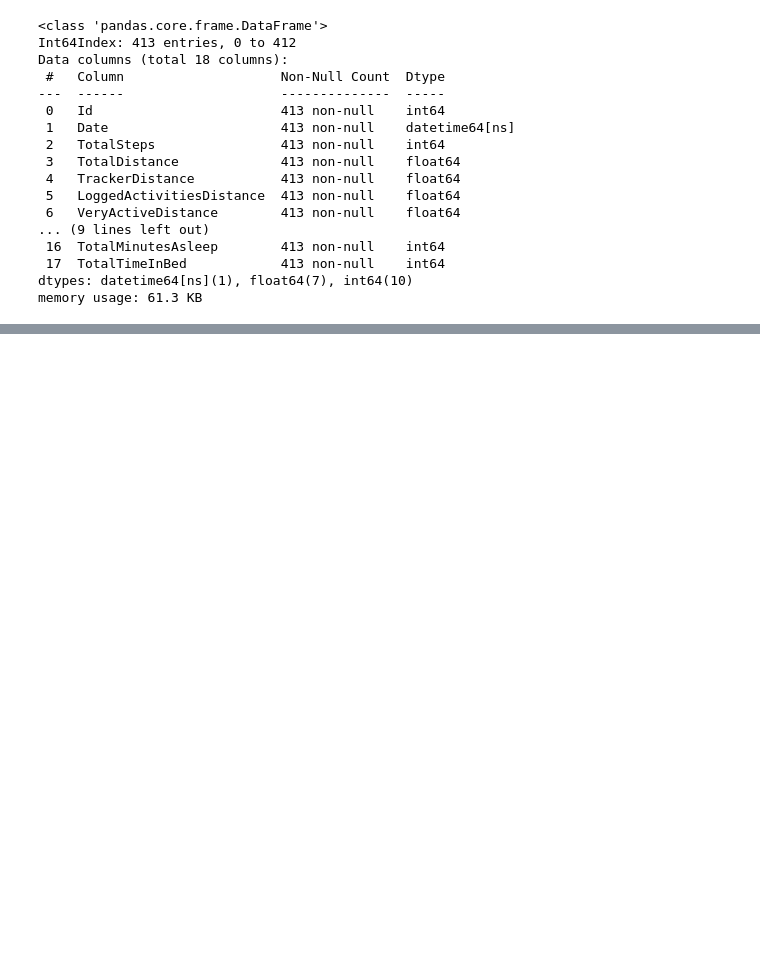
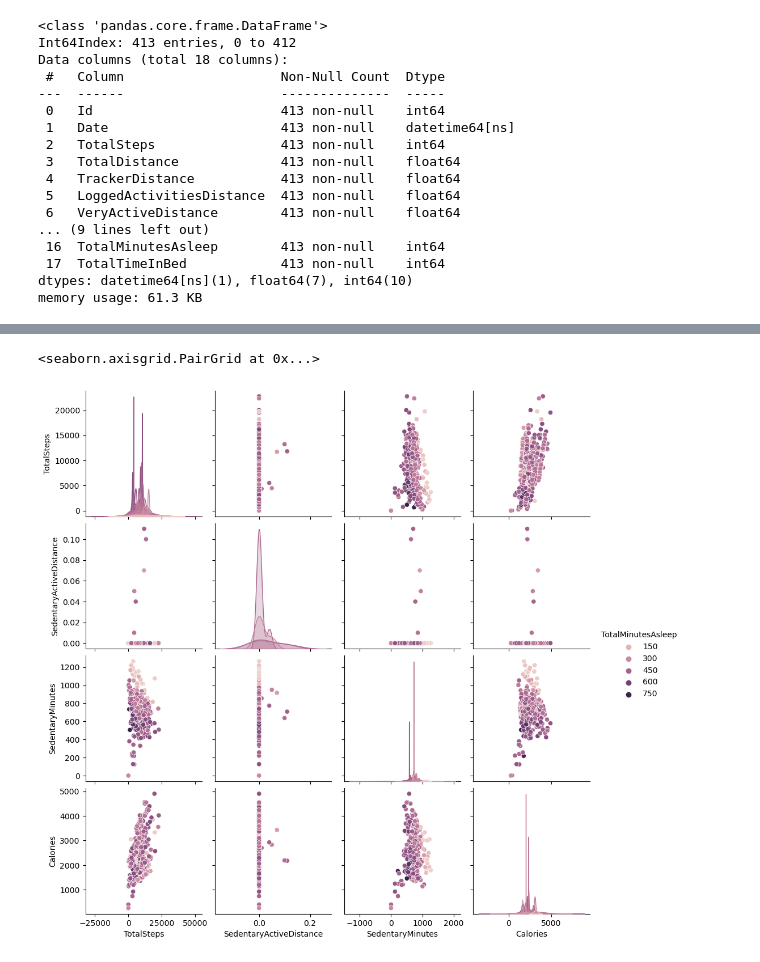
Before and after one commit to mainfranco/Fitness-Data, a Jupyter notebook: Fitness Data.ipynb, the cells around one changed output, grey strips where cells are left out. Saved outputs shown, nothing was run; the diff lists cells and outputs as text; code cells hidden in the pictures; blank space fills up the shorter version.

```diff
--- a/Fitness Data.ipynb
+++ b/Fitness Data.ipynb
@@ -255,0 +247,5 @@ heart_rate
+# %%
+sns.pairplot(daily_activity_and_sleep[['TotalSteps','SedentaryActiveDistance','SedentaryMinutes','Calories','TotalMinutesAsleep']],hue='TotalMinutesAsleep')
+# %% [output]
+<seaborn.axisgrid.PairGrid at 0x...>
+[figure, added]
```
Also changed, not shown: parts of 11 cells of this notebook.
